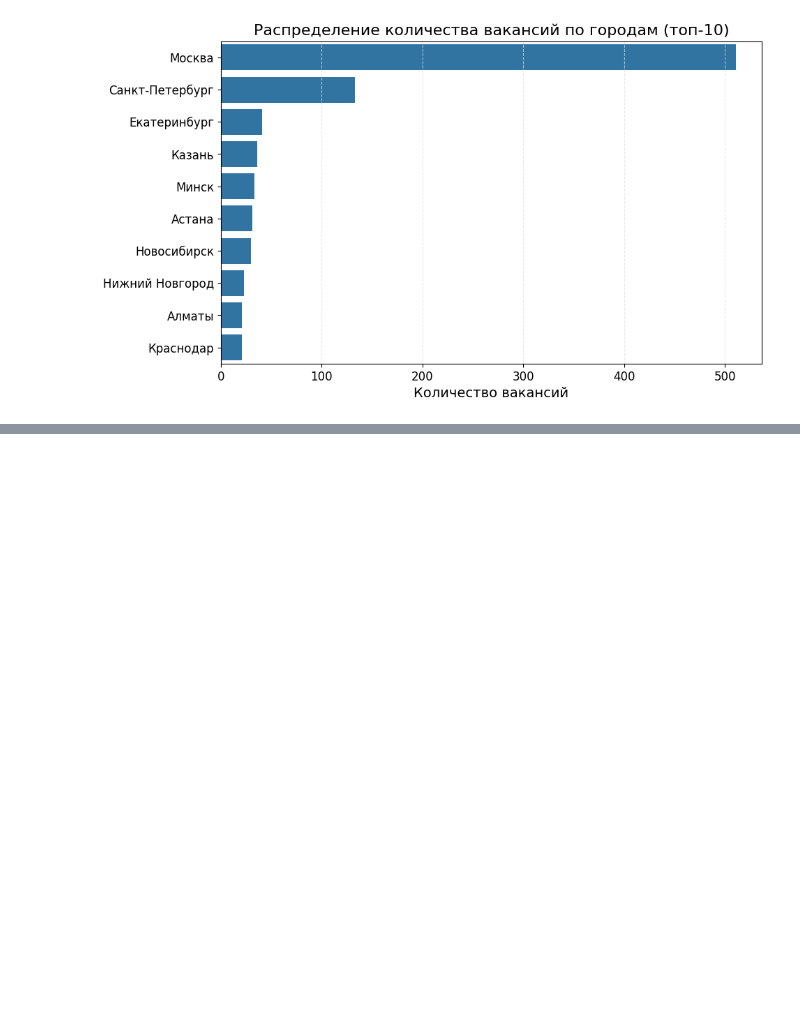
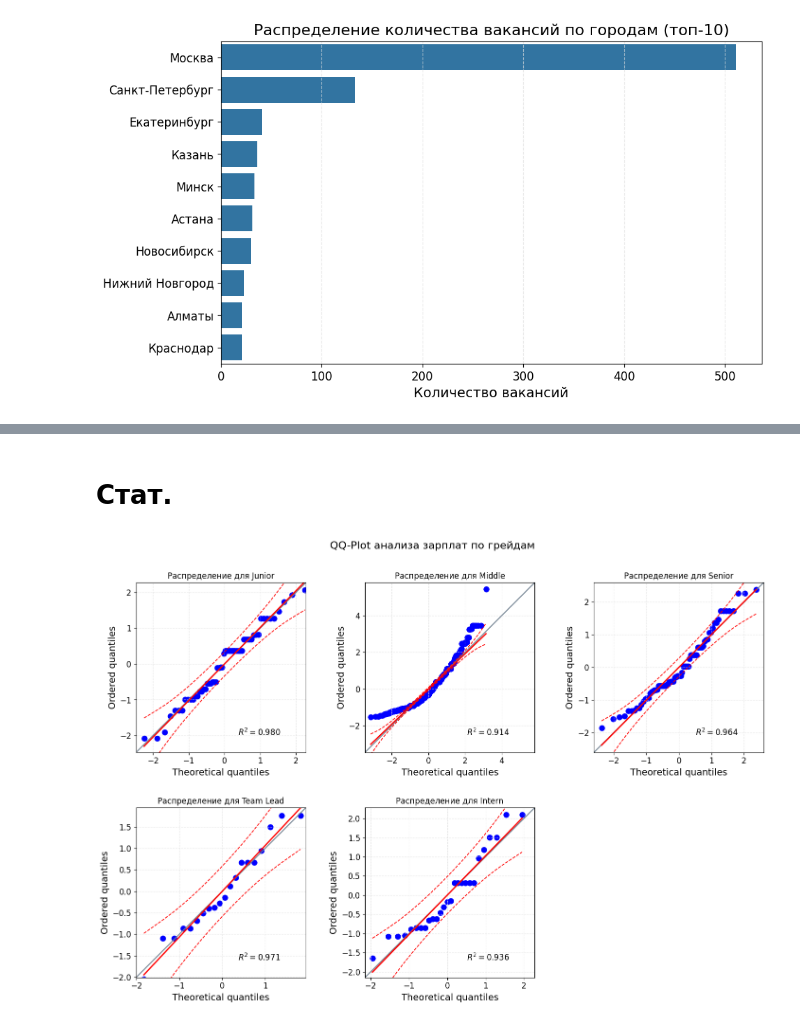
Before and after one commit to Capym9h/hh_project, a Jupyter notebook: py_analytics.ipynb, the cells around one changed output, grey strips where cells are left out. Drawn from its saved outputs; the diff is of its cells as text; code cells hidden in the pictures; blank space fills up the shorter version.

```diff
--- a/py_analytics.ipynb
+++ b/py_analytics.ipynb
@@ -239,0 +232,2 @@ plt.show()
+# %% [markdown]
+# Стат.
@@ -239,0 +237,24 @@ plt.show()
+# %%
+grade_list = hh_df.grade.unique().tolist()
+
+fig, axes = plt.subplots(nrows=2, ncols=3, figsize=(15, 10))
+
+axes_flat = axes.flatten()
+
+for i, grade in enumerate(grade_list):
+    data = hh_df.query(f'grade == "{grade}"').salary_from
+
+    pg.qqplot(data, ax=axes_flat[i])
+    axes_flat[i].set_title(f'Распределение для {grade}', fontsize=12)
+
+    line = axes_flat[i].get_lines()[1]
+    line.set_color('red')
+    line.set_linewidth(2)
+
+axes_flat[-1].axis('off')
+
+plt.tight_layout(pad=3.0)
+plt.suptitle('QQ-Plot анализа зарплат по грейдам', fontsize=16, y=1.02)
+plt.show()
+# %% [output]
+[figure, added]
```
Also changed, not shown: parts of 12 cells of this notebook, 2 other files.
